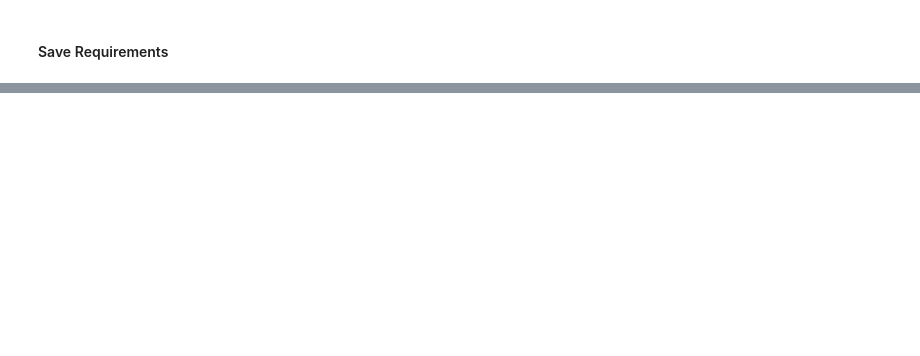
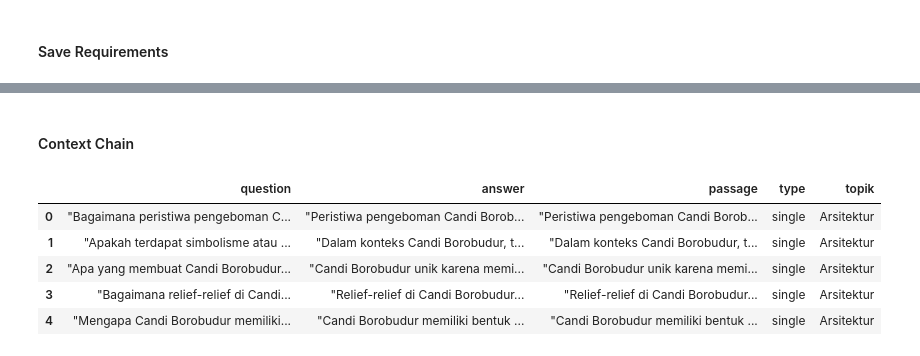
Before and after one commit to alexanderjanuar/BorobudurChatbot, a Jupyter notebook: main.ipynb, the cells around one changed output, grey strips where cells are left out. Drawn from its saved outputs; the diff is of its cells as text; code cells hidden in the pictures; blank space fills up the shorter version.

```diff
--- a/main.ipynb
+++ b/main.ipynb
@@ -232,0 +290,2 @@ ai_msg['answer']
+# %% [markdown]
+#### Context Chain
@@ -232,0 +299,26 @@ ai_msg['answer']
+# %%
+from langchain import HuggingFacePipeline, PromptTemplate, LLMChain
+import pandas as pd
+
+prompt_context = PromptTemplate.from_template( """
+          System: Anda adalah chatbot interaktif yang asik untuk menjawab pertanyaan. Gunakan potongan konteks yang diambil berikut ini untuk menjawab pertanyaan tidak apa untuk bilang tidak tahu. Buatlah jawaban yang ringkas 2 kalimat.
+
+          {Context}
+
+          User: {Question}
+
+          Assistant:
+          """
+)
+
+
+standard_qa_pairs = pd.read_csv('filteredData.csv',index_col=0)
+
+standard_qa_pairs.head()
+# %% [output]
+|  | question | answer | passage | type | topik |
+| 0 | "Bagaimana peristiwa pengeboman C... | "Peristiwa pengeboman Candi Borob... | "Peristiwa pengeboman Candi Borob... | single | Arsitektur |
+| 1 | "Apakah terdapat simbolisme atau ... | "Dalam konteks Candi Borobudur, t... | "Dalam konteks Candi Borobudur, t... | single | Arsitektur |
+| 2 | "Apa yang membuat Candi Borobudur... | "Candi Borobudur unik karena memi... | "Candi Borobudur unik karena memi... | single | Arsitektur |
+| 3 | "Bagaimana relief-relief di Candi... | "Relief-relief di Candi Borobudur... | "Relief-relief di Candi Borobudur... | single | Arsitektur |
+| 4 | "Mengapa Candi Borobudur memiliki... | "Candi Borobudur memiliki bentuk ... | "Candi Borobudur memiliki bentuk ... | single | Arsitektur |
```
Also changed, not shown: parts of 27 cells of this notebook, 9 other files.
